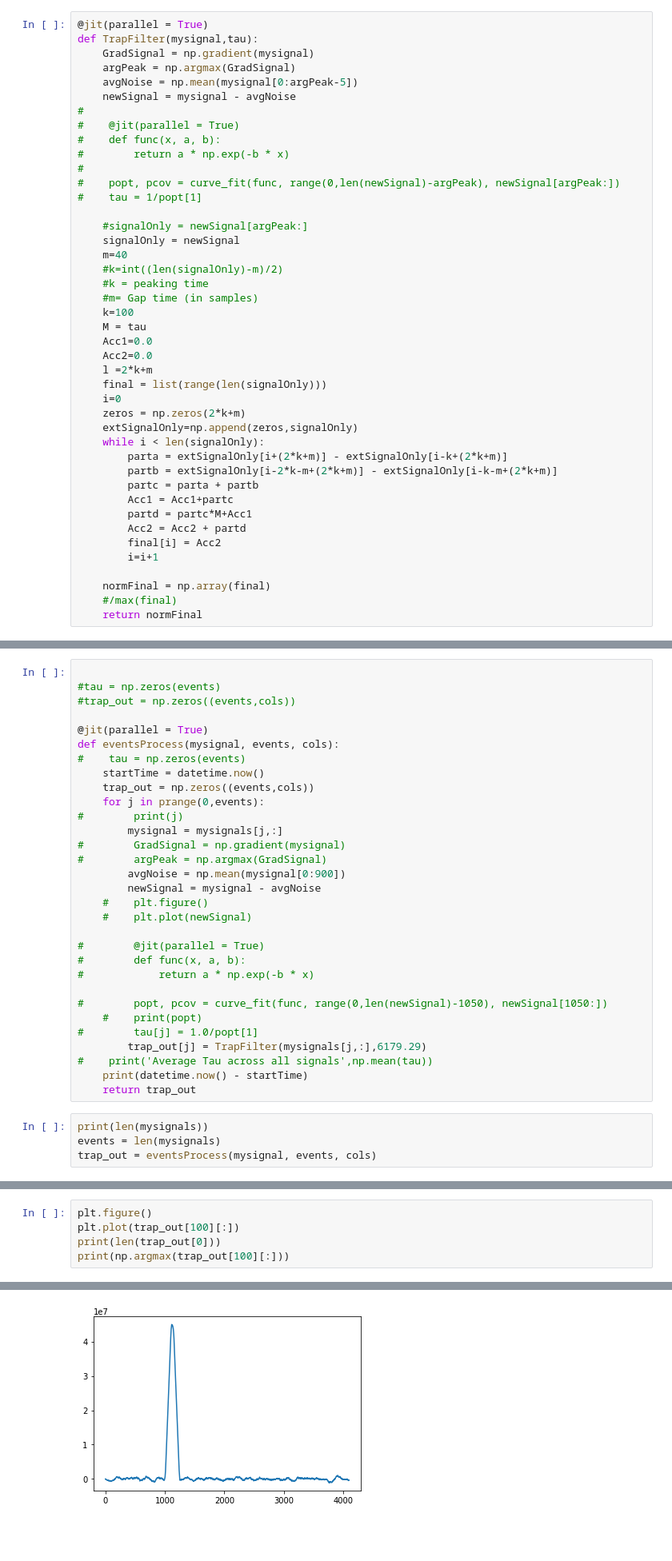
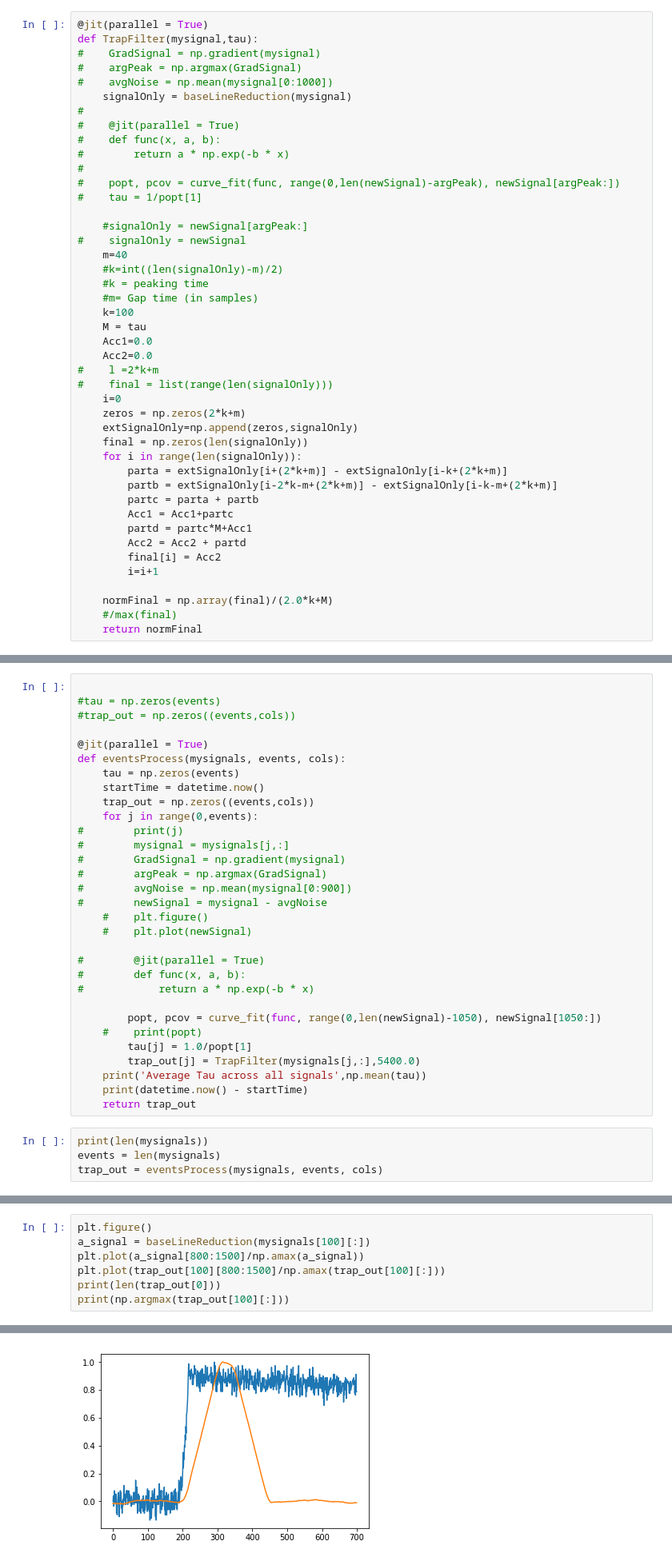
Before and after one commit to NE204-Fall2018/christopher-brand-lab1, a Jupyter notebook: Lab1_main.ipynb, the cells around one changed output, grey strips where cells are left out. Shown at 80% size. Cells and saved outputs as stored; diff of their text form; blank space fills up the shorter version.

```diff
--- a/Lab1_main.ipynb
+++ b/Lab1_main.ipynb
@@ -61,10 +66,10 @@ deleted  999  signals due to pile up
 # %%
 @jit(parallel = True)
 def TrapFilter(mysignal,tau):
-    GradSignal = np.gradient(mysignal)
-    argPeak = np.argmax(GradSignal)
-    avgNoise = np.mean(mysignal[0:argPeak-5])
-    newSignal = mysignal - avgNoise
+#    GradSignal = np.gradient(mysignal)
+#    argPeak = np.argmax(GradSignal)
+#    avgNoise = np.mean(mysignal[0:1000])
+    signalOnly = baseLineReduction(mysignal)
 #
 #    @jit(parallel = True)
 #    def func(x, a, b):
@@ -74,7 +79,7 @@ def TrapFilter(mysignal,tau):
 #    tau = 1/popt[1]
 
     #signalOnly = newSignal[argPeak:]
-    signalOnly = newSignal
+#    signalOnly = newSignal
     m=40
     #k=int((len(signalOnly)-m)/2)
     #k = peaking time
@@ -83,12 +88,13 @@ def TrapFilter(mysignal,tau):
     M = tau
     Acc1=0.0
     Acc2=0.0
-    l =2*k+m
-    final = list(range(len(signalOnly)))
+#    l =2*k+m
+#    final = list(range(len(signalOnly)))
     i=0
     zeros = np.zeros(2*k+m)
     extSignalOnly=np.append(zeros,signalOnly)
-    while i < len(signalOnly):
+    final = np.zeros(len(signalOnly))
+    for i in range(len(signalOnly)):
         parta = extSignalOnly[i+(2*k+m)] - extSignalOnly[i-k+(2*k+m)]
         partb = extSignalOnly[i-2*k-m+(2*k+m)] - extSignalOnly[i-k-m+(2*k+m)]
         partc = parta + partb
@@ -98,7 +104,7 @@ def TrapFilter(mysignal,tau):
         final[i] = Acc2
         i=i+1
 
-    normFinal = np.array(final)
+    normFinal = np.array(final)/(2.0*k+M)
     #/max(final)
     return normFinal
 # %%
@@ -131,17 +137,17 @@ def func(x, a, b):
 #trap_out = np.zeros((events,cols))
 
 @jit(parallel = True)
-def eventsProcess(mysignal, events, cols):
-#    tau = np.zeros(events)
+def eventsProcess(mysignals, events, cols):
+    tau = np.zeros(events)
     startTime = datetime.now()
     trap_out = np.zeros((events,cols))
-    for j in prange(0,events):
+    for j in range(0,events):
 #        print(j)
-        mysignal = mysignals[j,:]
+#        mysignal = mysignals[j,:]
 #        GradSignal = np.gradient(mysignal)
 #        argPeak = np.argmax(GradSignal)
-        avgNoise = np.mean(mysignal[0:900])
-        newSignal = mysignal - avgNoise
+#        avgNoise = np.mean(mysignal[0:900])
+#        newSignal = mysignal - avgNoise
     #    plt.figure()
     #    plt.plot(newSignal)
 
@@ -149,16 +155,16 @@ def eventsProcess(mysignal, events, cols):
 #        def func(x, a, b):
 #            return a * np.exp(-b * x)
 
-#        popt, pcov = curve_fit(func, range(0,len(newSignal)-1050), newSignal[1050:])
+        popt, pcov = curve_fit(func, range(0,len(newSignal)-1050), newSignal[1050:])
     #    print(popt)
-#        tau[j] = 1.0/popt[1]
-        trap_out[j] = TrapFilter(mysignals[j,:],6179.29)
-#    print('Average Tau across all signals',np.mean(tau))
+        tau[j] = 1.0/popt[1]
+        trap_out[j] = TrapFilter(mysignals[j,:],5400.0)
+    print('Average Tau across all signals',np.mean(tau))
     print(datetime.now() - startTime)
     return trap_out
 # %%
 print(len(mysignals))
 events = len(mysignals)
-trap_out = eventsProcess(mysignal, events, cols)
+trap_out = eventsProcess(mysignals, events, cols)
 # %% [output]
 82440
@@ -166,12 +171,14 @@ trap_out = eventsProcess(mysignal, events, cols)
 # %%
 plt.figure()
-plt.plot(trap_out[100][:])
+a_signal = baseLineReduction(mysignals[100][:])
+plt.plot(a_signal[800:1500]/np.amax(a_signal))
+plt.plot(trap_out[100][800:1500]/np.amax(trap_out[100][:]))
 print(len(trap_out[0]))
 print(np.argmax(trap_out[100][:]))
 # %% [output]
 4096
 1115
-[figure, old version]
+[figure, new version]
 # %%
 #from scipy.interpolate import UnivariateSpline
 #spline = UnivariateSpline(trap_out[100][:])
```
Also changed, not shown: parts of 4 cells of this notebook.
